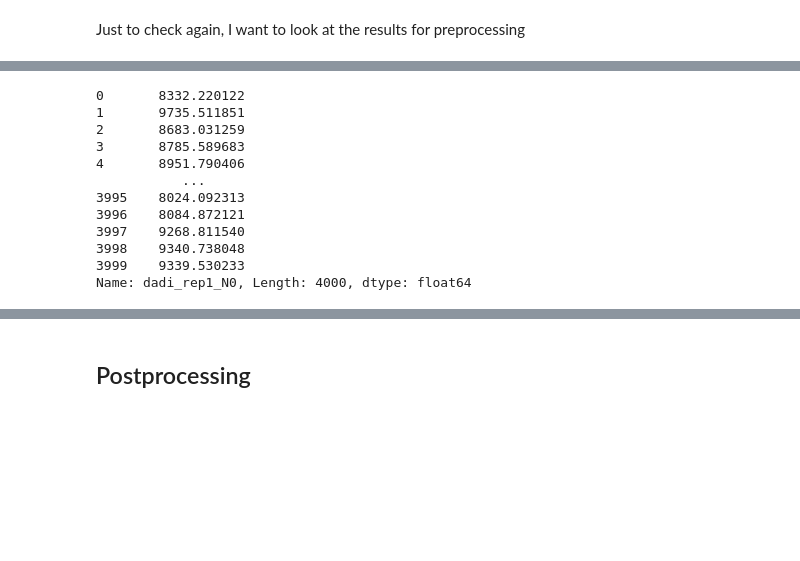
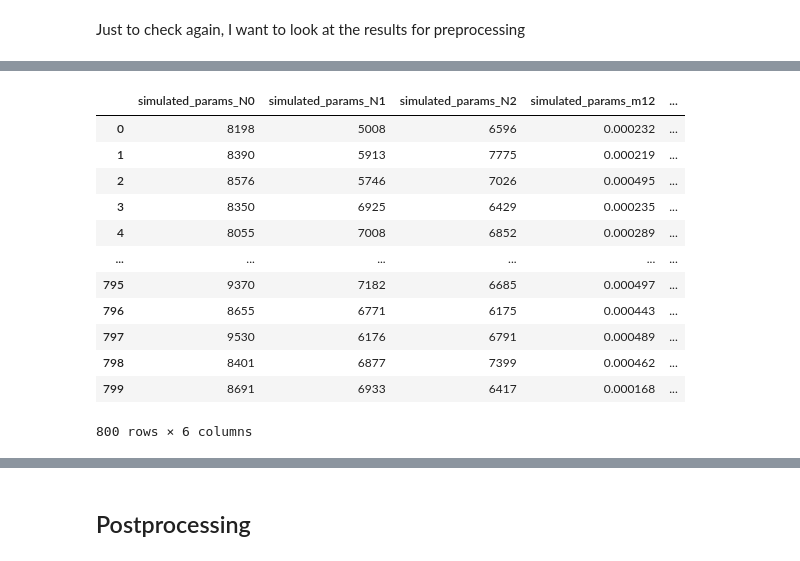
Before and after one commit to ak1376/Demographic_Inference, a Jupyter notebook: notebooks/running_remaining_rules.ipynb, the cells around one changed output, grey strips where cells are left out. Saved outputs shown, nothing was run; the diff lists cells and outputs as text; code cells hidden in the pictures; blank space fills up the shorter version.

```diff
--- a/notebooks/running_remaining_rules.ipynb
+++ b/notebooks/running_remaining_rules.ipynb
@@ -128,15 +110,16 @@ Name: simulated_params_N0, Length: 4000, dtype: int64
 # %%
-preproc['training']['predictions']['dadi_rep1_N0']
+preproc['training']['targets']
 # %% [output]
+|  | simulated_params_N0 | simulated_params_N1 | simulated_params_N2 | simulated_params_m12 | ... |
+| 0 | 8198 | 5008 | 6596 | 0.000232 | ... |
+| 1 | 8390 | 5913 | 7775 | 0.000219 | ... |
+| 2 | 8576 | 5746 | 7026 | 0.000495 | ... |
+| 3 | 8350 | 6925 | 6429 | 0.000235 | ... |
+| 4 | 8055 | 7008 | 6852 | 0.000289 | ... |
+| ... | ... | ... | ... | ... | ... |
+| 795 | 9370 | 7182 | 6685 | 0.000497 | ... |
+| 796 | 8655 | 6771 | 6175 | 0.000443 | ... |
+| 797 | 9530 | 6176 | 6791 | 0.000489 | ... |
+| 798 | 8401 | 6877 | 7399 | 0.000462 | ... |
+| 799 | 8691 | 6933 | 6417 | 0.000168 | ... |
-0       8332.220122
-1       9735.511851
-2       8683.031259
-3       8785.589683
-4       8951.790406
-           ...
-3995    8024.092313
-3996    8084.872121
-3997    9268.811540
-3998    9340.738048
-3999    9339.530233
-Name: dadi_rep1_N0, Length: 4000, dtype: float64
+800 rows × 6 columns
```
Also changed, not shown: parts of 15 cells of this notebook, 1 other file.
